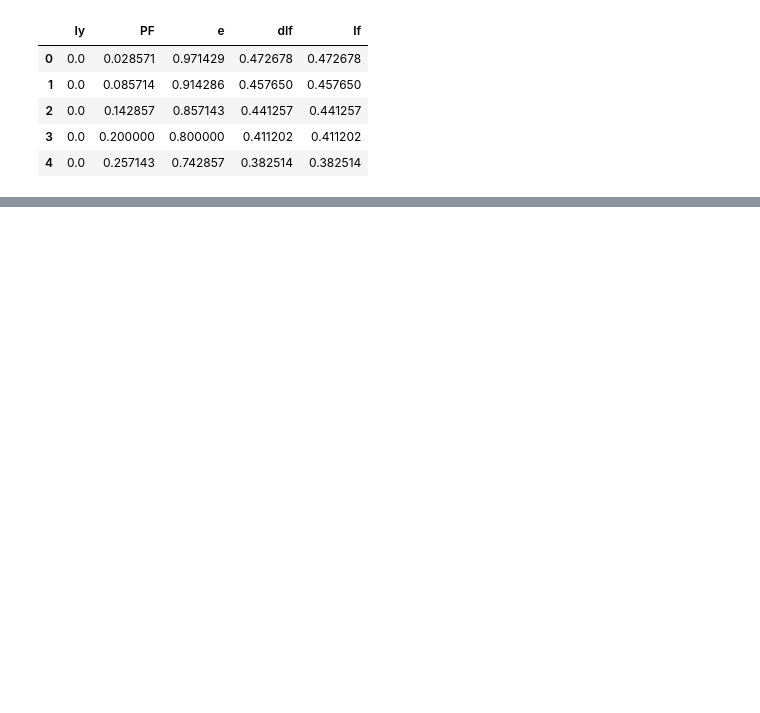
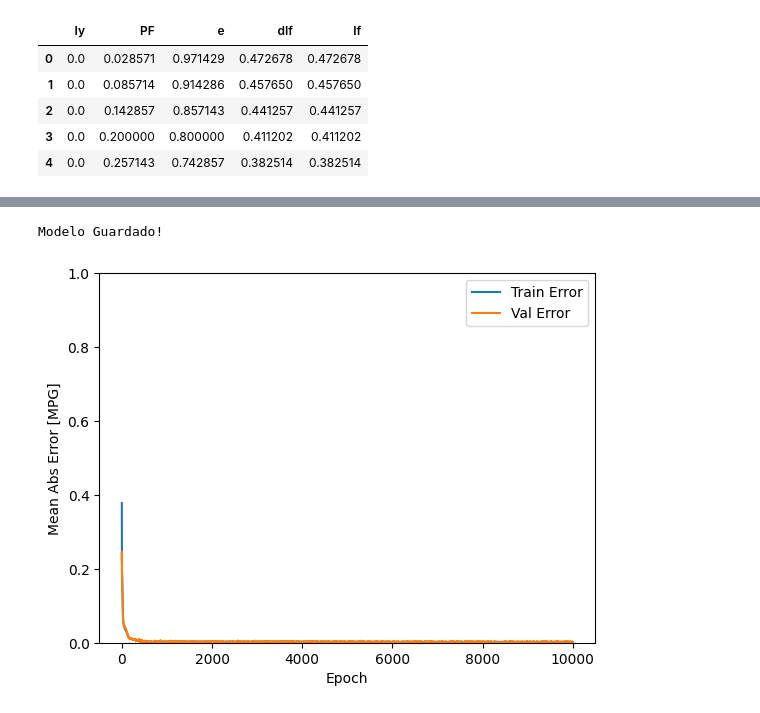
Before and after one commit to Makako08/Tarea1_IA, a Jupyter notebook: ParteA/Algoritmo de clasificación.ipynb, the cells around one changed output, grey strips where cells are left out. Drawn from its saved outputs; the diff is of its cells as text; code cells hidden in the pictures; blank space fills up the shorter version.

```diff
--- a/ParteA/Algoritmo de clasificación.ipynb
+++ b/ParteA/Algoritmo de clasificación.ipynb
@@ -39,0 +42,15 @@ X_val, X_test, y_val, y_test = train_test_split(X_test, y_test, test_size=0.95,
+# %%
+# Se definen los parámetros de la red neuronal
+def build_model():
+  model = keras.Sequential([
+    layers.Dense(2, activation='sigmoid', input_shape=[4]), #Número de entradas
+    layers.Dense(8, activation='sigmoid'),
+    layers.Dense(1)
+  ])
+
+  optimizer = tf.keras.optimizers.Adamax(learning_rate=0.02) #Define el optimizador
+
+  model.compile(loss=tf.keras.losses.Huber(),
+                optimizer=optimizer,
+                metrics=['accuracy', "mae", "mse"])
+  return model
@@ -39,0 +78,6 @@ X_val, X_test, y_val, y_test = train_test_split(X_test, y_test, test_size=0.95,
+# %%
+#Construyo el modelo neuronal y lo cargo en "model"
+model = build_model()
+
+#Se imprime un resumen del modelo que se utilizará
+model.summary()
@@ -39,0 +100,7 @@ X_val, X_test, y_val, y_test = train_test_split(X_test, y_test, test_size=0.95,
+# %%
+#Se entrena el modelo
+history = model.fit(X_train,y_train,
+                    validation_data=(X_test, y_test),
+                    epochs = 10000,
+                    verbose = 1,
+                    callbacks = [PrintDot()])
@@ -39,0 +125,15 @@ X_val, X_test, y_val, y_test = train_test_split(X_test, y_test, test_size=0.95,
+# %%
+# Se serializa el modelo en formato JSON
+model_json = model.to_json()
+with open("model.json", "w") as json_file:
+  json_file.write(model_json)
+
+# Se serializan los pesos a formato HDF5
+model.save_weights("model.h5")
+print("Modelo Guardado!")
+
+#Imprimo la curva de aprendizaje del modelo
+plot_history(history)
+# %% [output]
+Modelo Guardado!
+[figure, added]
```
Also changed, not shown: parts of 4 cells of this notebook, 2 other files.
